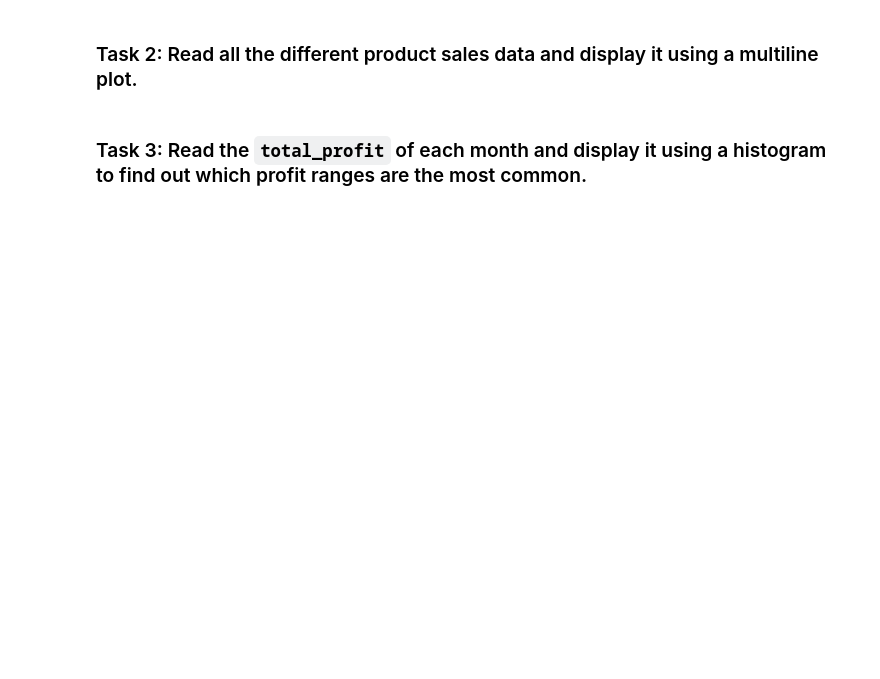
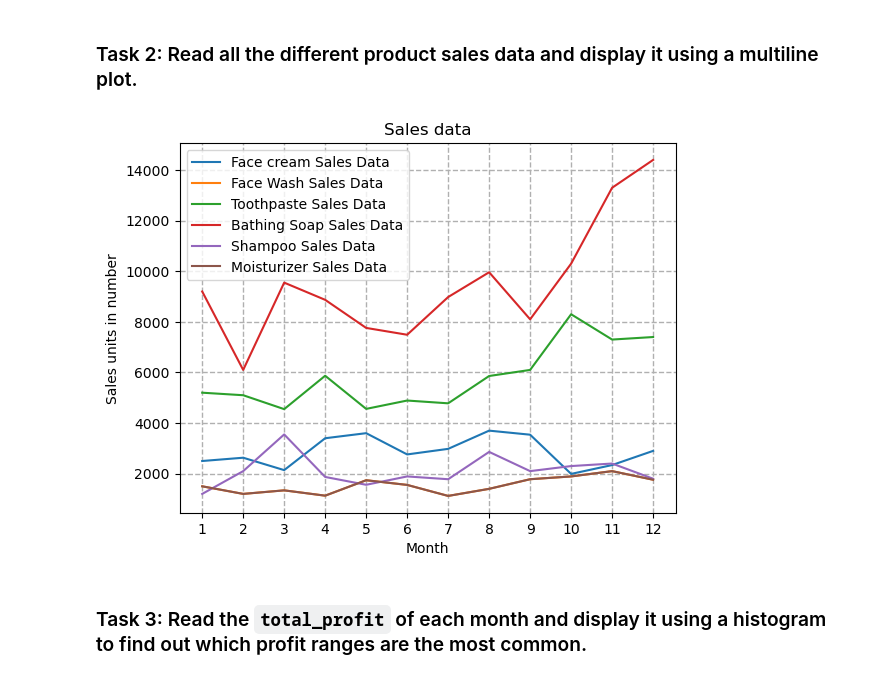
Before and after one commit to rdebullain/dataviz_exercises, a Jupyter notebook: matplotlib_exercise.ipynb, the cells around one changed output. Drawn from its saved outputs; the diff is of its cells as text; code cells hidden in the pictures; blank space fills up the shorter version.

```diff
--- a/matplotlib_exercise.ipynb
+++ b/matplotlib_exercise.ipynb
@@ -22,4 +30,21 @@ df.head()
 # %% [markdown]
 ### Task 2: Read all the different product sales data and display it using a multiline plot.
+# %%
+plt.plot(df['month_number'], df['facecream'], label='Face cream Sales Data')
+plt.plot(df['month_number'], df['facewash'], label='Face Wash Sales Data')
+plt.plot(df['month_number'], df['toothpaste'], label='Toothpaste Sales Data')
+plt.plot(df['month_number'], df['bathingsoap'], label='Bathing Soap Sales Data')
+plt.plot(df['month_number'], df['shampoo'], label='Shampoo Sales Data')
+plt.plot(df['month_number'], df['moisturizer'], label='Moisturizer Sales Data')
+
+plt.xlabel('Month')
+plt.ylabel('Sales units in number')
+plt.legend(loc='upper left')
+plt.title('Sales data')
+plt.xticks(df['month_number'])
+plt.grid(True, linewidth= 1, linestyle="--")
+plt.show()
+# %% [output]
+[figure, added]
 # %% [markdown]
 ### Task 3: Read the `total_profit` of each month and display it using a histogram to find out which profit ranges are the most common.
```
Also changed, not shown: parts of 2 cells of this notebook.
